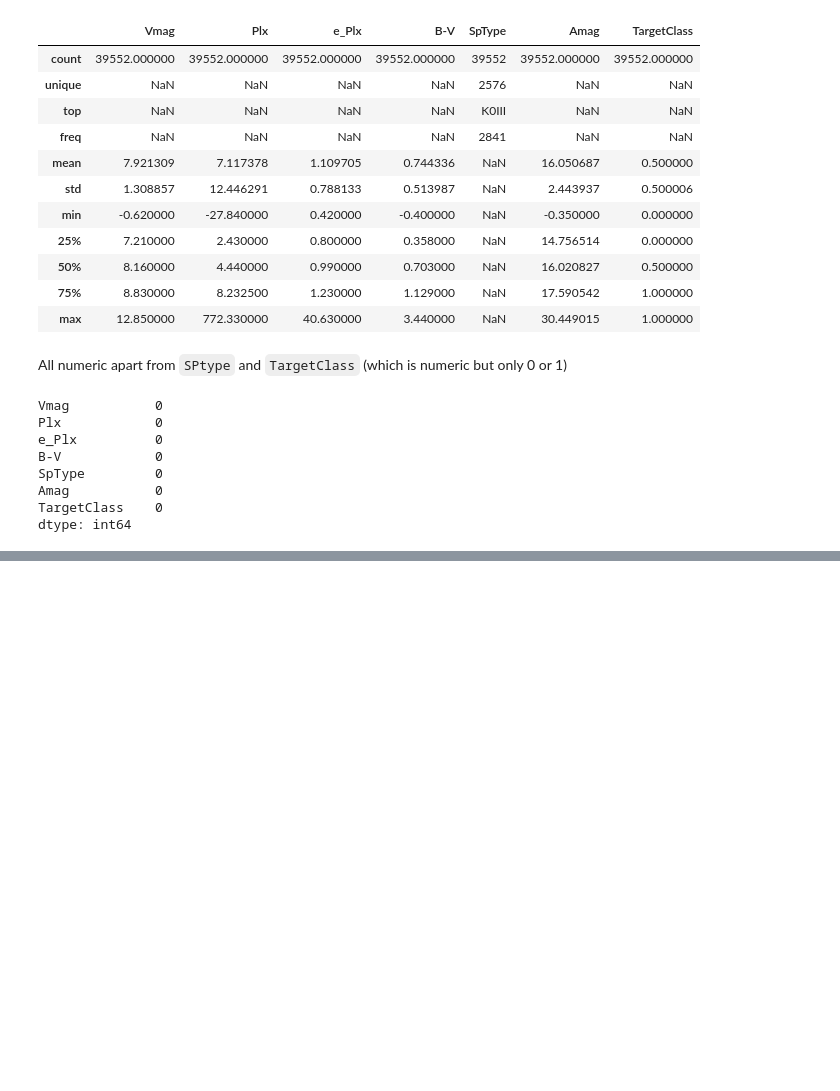
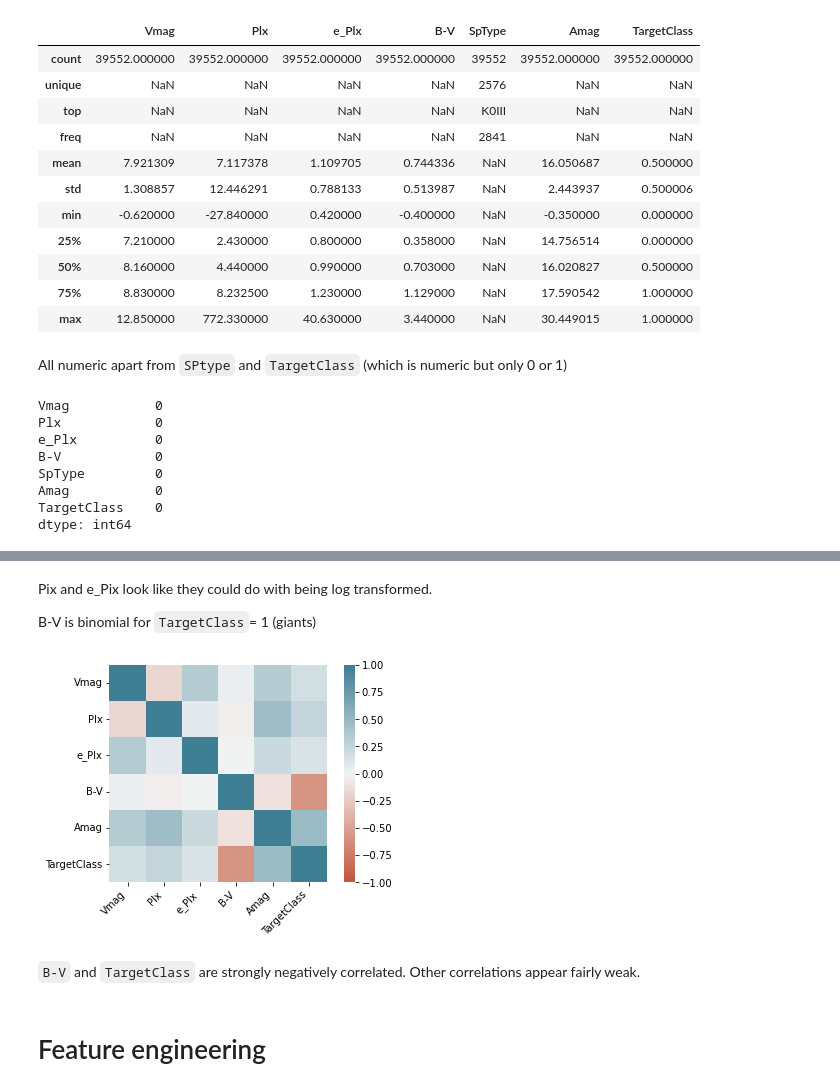
Before and after one commit to axbraae/ml_projects, a Jupyter notebook: XGBoost/star_classifier_analysis.ipynb, the cells around one changed output, grey strips where cells are left out. Saved outputs shown, nothing was run; the diff lists cells and outputs as text; code cells hidden in the pictures; blank space fills up the shorter version.

```diff
--- a/XGBoost/star_classifier_analysis.ipynb
+++ b/XGBoost/star_classifier_analysis.ipynb
@@ -62,0 +72,23 @@ dtype: int64
+# %% [markdown]
+Pix and e_Pix look like they could do with being log transformed.
+
+B-V is binomial for `TargetClass`= 1 (giants)
+# %%
+corr = star_df.corr()
+corr_plot = sns.heatmap(
+    corr,
+    vmin=-1, vmax=1, center=0,
+    cmap=sns.diverging_palette(20, 220, n=200),
+    square=True
+)
+corr_plot.set_xticklabels(
+    corr_plot.get_xticklabels(),
+    rotation=45,
+    horizontalalignment='right'
+);
+# %% [output]
+[figure, added]
+# %% [markdown]
+`B-V` and `TargetClass` are strongly negatively correlated. Other correlations appear fairly weak.
+# %% [markdown]
+# Feature engineering
```
Also changed, not shown: parts of 2 cells of this notebook.
